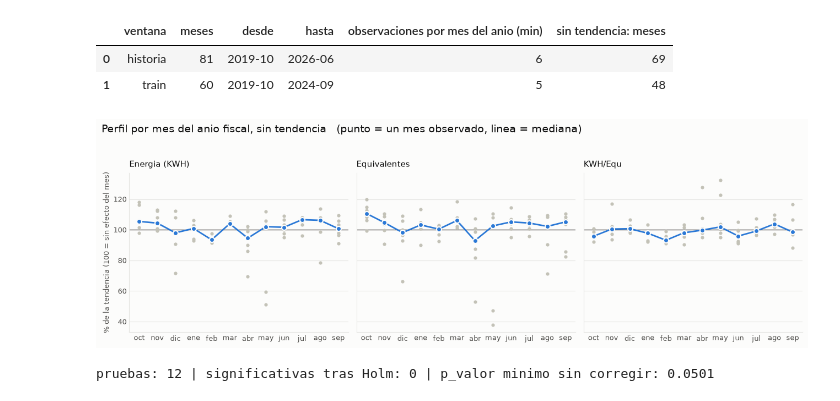
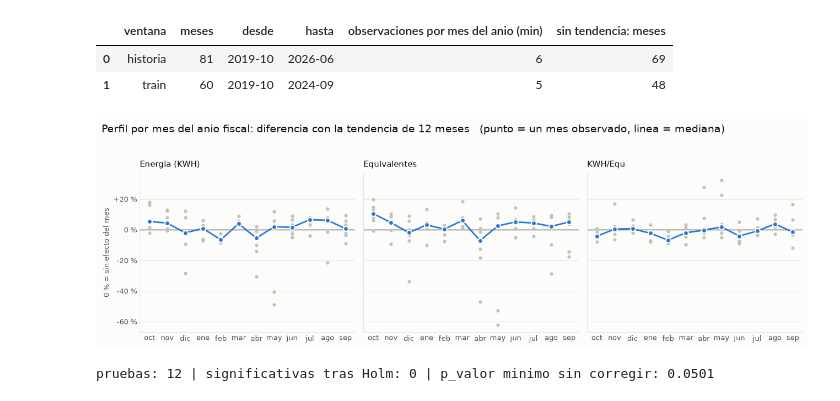
Before and after one commit to juanpablocarrillohortua/clarios_app, a Jupyter notebook: notebooks/OREC_analysis.ipynb, the cells around one changed output. Drawn from its saved outputs; the diff is of its cells as text; code cells hidden in the pictures.

```diff
--- a/notebooks/OREC_analysis.ipynb
+++ b/notebooks/OREC_analysis.ipynb
@@ -1349,18 +1368,28 @@ crecimiento.keys()
 # %% [output]
 dict_keys(['OREC', 'Cinta', 'Empaste Casting', 'Empaste Cominco', 'Empaste Expanded', 'Planta Oxido', 'Rejillas'])
 # %%
-fig, axes = rejilla_procesos("Crecimiento indexado por proceso (base 100 = primer punto)")
+fig, axes = rejilla_procesos("Cambio por proceso frente a su ventana de referencia")
 for ax, proc in zip(axes.ravel(), PROCESOS, strict=False):
     tabla = crecimiento[proc]
     for col, color in zip(
         ["Energia", "Equivalentes", "KWH/Equ"], [C_ENERGIA, C_EQUIV, C_RAZON], strict=False
     ):
-        ax.plot(tabla.index, tabla[col], color=color, linewidth=2, label=col, zorder=3)
-    ax.axhline(100, color=GRILLA, linewidth=1.2, zorder=1)
+        ax.plot(tabla.index, tabla[col] - 100, color=color, linewidth=2, label=col, zorder=3)
+    ax.axhline(0, color=GRILLA, linewidth=1.2, zorder=1)
+    ax.yaxis.set_major_formatter(rotulo_cambio)
     # cada panel termina en una fecha distinta (Empaste Expanded para en 2026-03)
     marcar_test(ax, tabla.index[0], tabla.index[-1])
     ventana = 12 if proc == "OREC" else 3
-    ax.set_title(f"{proc}  (ventana {ventana}m)", fontsize=10.5, color=TINTA, loc="left", pad=8)
+    # La referencia es la primera ventana movil del cuadro: los meses que cierran en
+    # su primer punto
+    desde_ref = tabla.index[0] - pd.DateOffset(months=ventana - 1)
+    ax.set_title(
+        f"{proc}  (ref. {desde_ref:%Y-%m} a {tabla.index[0]:%Y-%m})",
+        fontsize=10.5,
+        color=TINTA,
+        loc="left",
+        pad=8,
+    )
 # El eje es compartido: se rotula una vez, con el rango de todos los cuadros
 eje_fiscal(
     axes[0, 0],
@@ -1501,38 +1530,41 @@ def perfil_por_grupo(
         color=LINEA,
         linewidth=2,
         marker="o",
         markersize=6.5,
         markeredgecolor=SUPERFICIE,
         markeredgewidth=1.5,
         zorder=3,
     )
     ax.set_xticks(range(len(medianas)), rotulos)
     estilo_eje(ax)
 
 
 # Estacionalidad: se compara cada mes del anio contra los demas, ya sin la tendencia
 fig, axes = plt.subplots(1, 3, figsize=(13, 4.2), facecolor=SUPERFICIE, sharey=True)
 fig.suptitle(
-    "Perfil por mes del anio fiscal, sin tendencia   (punto = un mes observado, linea = mediana)",
+    "Perfil por mes del anio fiscal: diferencia con la tendencia de 12 meses"
+    "   (punto = un mes observado, linea = mediana)",
     fontsize=14,
     color=TINTA,
     x=0.01,
     ha="left",
     y=0.98,
 )
 for ax, (nombre, s) in zip(axes, series_ts.items(), strict=True):
     relativo = sin_tendencia(s)
     # Posicion del mes dentro del anio fiscal: octubre = 0, septiembre = 11
     mes_fiscal = (relativo.index.month - MES_INICIO_FISCAL) % PERIODO
-    perfil_por_grupo(ax, relativo, mes_fiscal, MESES_FISCAL)
-    ax.axhline(100, color=TINTA_SUAVE, linewidth=1, zorder=1)
+    # sin_tendencia viene en base 100: se dibuja la diferencia con la tendencia
+    perfil_por_grupo(ax, relativo - 100, mes_fiscal, MESES_FISCAL)
+    ax.axhline(0, color=TINTA_SUAVE, linewidth=1, zorder=1)
+    ax.yaxis.set_major_formatter(rotulo_cambio)
     ax.set_title(nombre, fontsize=10.5, color=TINTA, loc="left", pad=8)
-axes[0].set_ylabel("% de la tendencia (100 = sin efecto del mes)", fontsize=9, color=TINTA_SUAVE)
+axes[0].set_ylabel("0 % = sin efecto del mes", fontsize=9, color=TINTA_SUAVE)
 
 plt.tight_layout(rect=[0, 0, 1, 0.94])
 plt.show()
 # %% [output]
-[figure, old version]
+[figure, new version]
 # %%
 # Metricas explicitas del resumen de abajo
 filas = []
```
Also changed, not shown: parts of 4 cells of this notebook, 2 other files.
